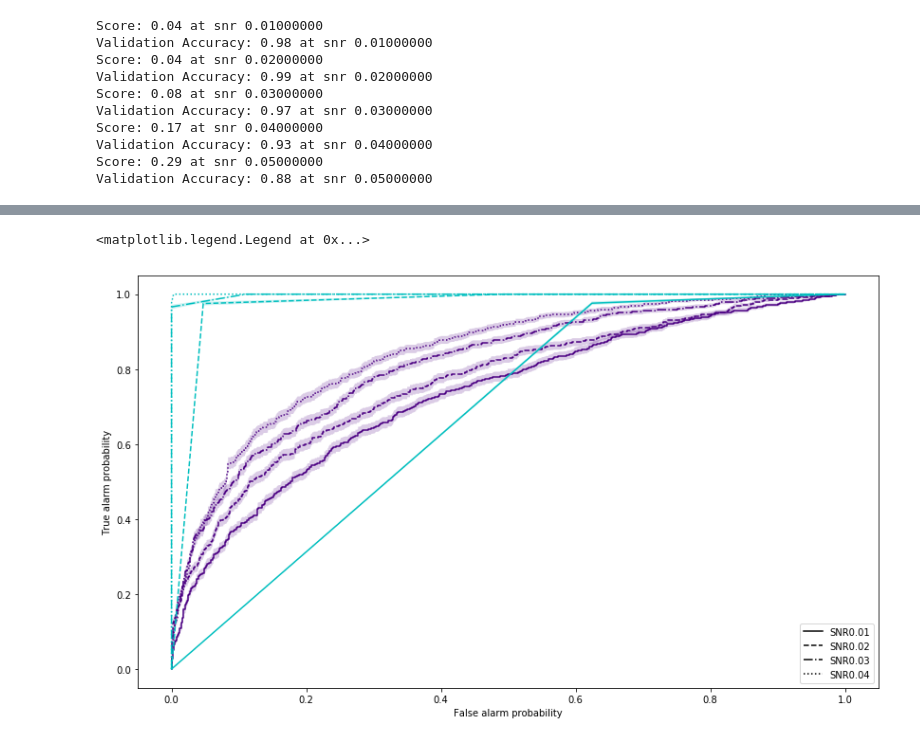
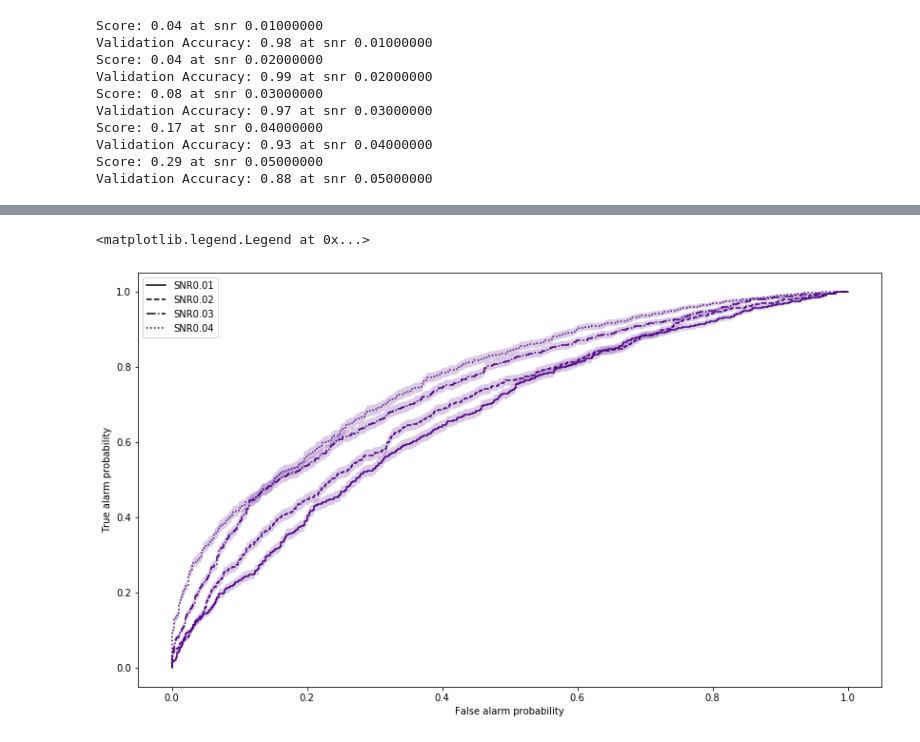
Before and after one commit to hagabbar/craft_prospect, a Jupyter notebook: nn_for_key_assurance.ipynb, the cells around one changed output, grey strips where cells are left out. Saved outputs shown, nothing was run; the diff lists cells and outputs as text; code cells hidden in the pictures.

```diff
--- a/nn_for_key_assurance.ipynb
+++ b/nn_for_key_assurance.ipynb
@@ -440,6 +442,7 @@ import torch
 import torch.nn as nn
 import torch.nn.functional as F
 import torch.optim as optim
+from torch.utils.data import DataLoader, TensorDataset
 device = 'cuda' if torch.cuda.is_available() else 'cpu'
 
 number_epochs = 10
@@ -465,7 +468,7 @@ class Net(nn.Module):
         x = x.view(-1, self.num_flat_features(x))
         x = F.relu(self.fc1(x))
         x = F.relu(self.fc2(x))
-        x = self.fc3(x)
+        x = F.sigmoid(self.fc3(x))
         return x
 
     def num_flat_features(self, x):
@@ -815,40 +817,40 @@ c1Artist = plt.Line2D((0, 1), (0, 0), color=colours[0], linestyle='', marker='o'
 c2Artist = plt.Line2D((0, 1), (0, 0), color=colours[1], linestyle='', marker='o')
 c3Artist = plt.Line2D((0, 1), (0, 0), color=colours[2], linestyle='', marker='o')
 
 # handles for different plots
 handles = [lineArtist, dashArtist, dashdotArtist,dotArtist]
 acc_handles = [c1Artist, c2Artist, lineArtist, dashArtist, dashdotArtist]
 ROC_labels = ['SNR0.01', 'SNR0.02', 'SNR0.03', 'SNR0.04']
 acc_labels = ['CNN', 'Diehard', 'FAP = 0.1', 'FAP = 0.01', 'FAP = 0.001']
 
 # calcualte ROC curves and accuracy
 for snr, run in zip(snrs, runs):
     FDP, TDP, FDP_error, TDP_error = CNN_ROC(ML_path, snr, run, 'ML', test_set_N)
     CNN_ROCs.append([FDP, TDP, FDP_error, TDP_error])
     CNN_acc.append([accuracy(FDP, TDP, TDP_error, t) for t in thresholds])
 
-    FDP, TDP, FDP_error, TDP_error = CNN_ROC(ML_path, snr, run, 'diehard', test_set_N)
-    MF_ROCs.append([FDP, TDP, FDP_error, TDP_error])
-    MF_acc.append([accuracy(FDP, TDP, TDP_error, t) for t in thresholds])
+#    FDP, TDP, FDP_error, TDP_error = CNN_ROC(ML_path, snr, run, 'diehard', test_set_N)
+#    MF_ROCs.append([FDP, TDP, FDP_error, TDP_error])
+#    MF_acc.append([accuracy(FDP, TDP, TDP_error, t) for t in thresholds])
 
 for i, d in enumerate([CNN_ROCs[n] for n in to_plot]):
     ax1.plot(d[0], d[1], c=colours[0], linestyle=linestyles[i], label='CNN snr {0}'.format(snrs[i]))
     ax1.fill_between(d[0], d[1]+d[3], d[1]-d[3], alpha=0.2, facecolor=colours[0], zorder=0)
 
-for i, d in enumerate([MF_ROCs[n] for n in to_plot]):
-    ax1.plot(d[0], d[1], c=colours[1], linestyle=linestyles[i], label='Diehard snr {0}'.format(snrs[i]))
-    ax1.fill_between(d[0], d[1]+d[3], d[1]-d[3], alpha=0.2, facecolor=colours[1], zorder=0)
+#for i, d in enumerate([MF_ROCs[n] for n in to_plot]):
+#    ax1.plot(d[0], d[1], c=colours[1], linestyle=linestyles[i], label='Diehard snr {0}'.format(snrs[i]))
+#    ax1.fill_between(d[0], d[1]+d[3], d[1]-d[3], alpha=0.2, facecolor=colours[1], zorder=0)
 
 ax1.set_xlabel('False alarm probability')
 ax1.set_ylabel('True alarm probability')
 #ax1.set_xscale('log')
 #ax1.set_yscale('log')
 #ax1.set_xlim(1e-4, 1)
 #ax1.set_ylim(1e-4, 1)
 ax1.legend(handles, ROC_labels)
 # %% [output]
 <matplotlib.legend.Legend at 0x...>
-[figure, old version]
+[figure, new version]
 # %%
 # Make efficiency curve
 fig2 = plt.figure(figsize=(16,10))
```
Also changed, not shown: parts of 8 cells of this notebook.
